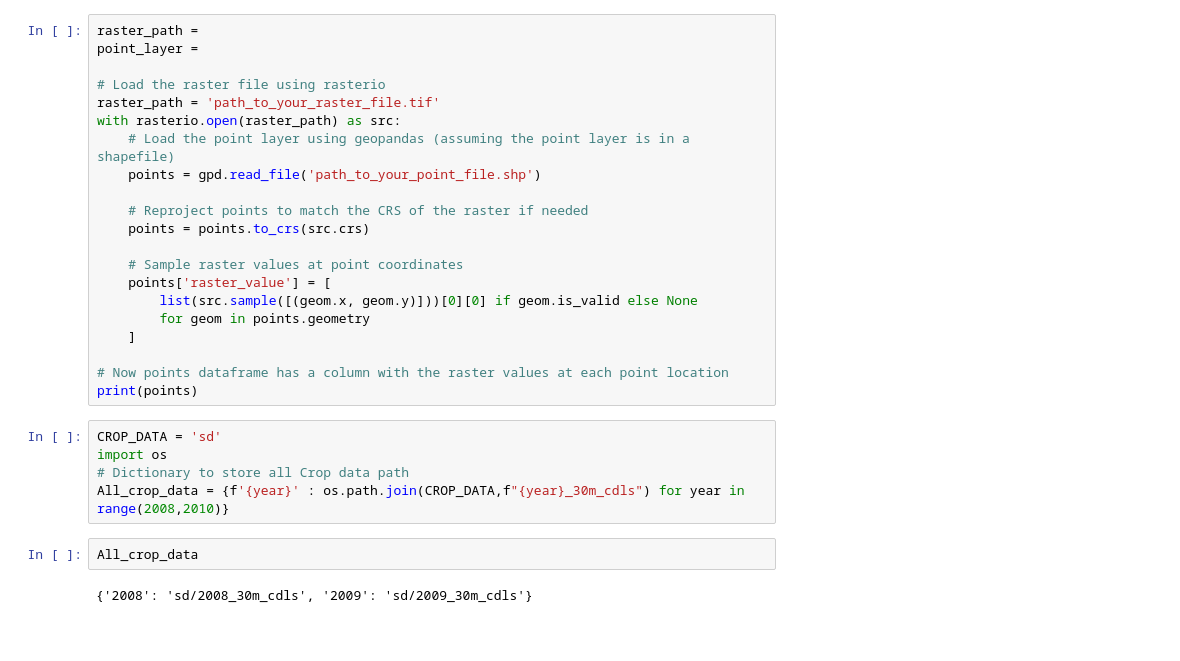
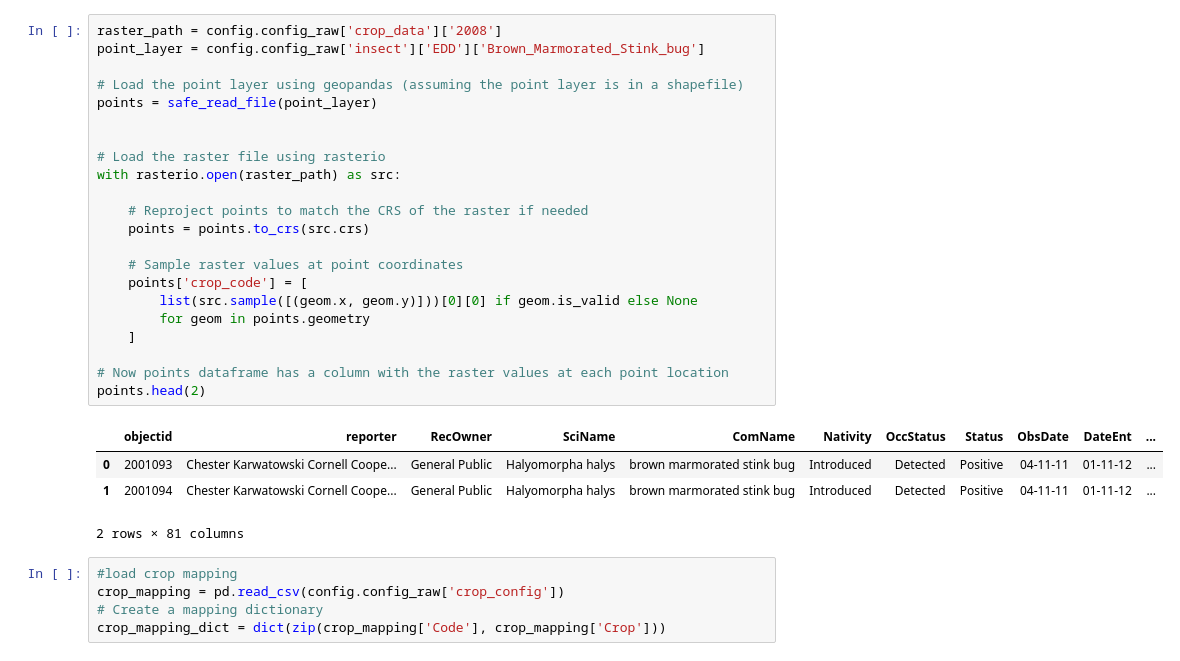
Before and after one commit to PC-FSU/Predicting-Insect-Migration-in-a-Changing-Climate-with-Machine-Learning, a Jupyter notebook: notebooks/mergeCropDataWithInsectData.ipynb, the cells around one changed output. Saved outputs shown, nothing was run; the diff lists cells and outputs as text; blank space fills up the shorter version.

```diff
--- a/notebooks/mergeCropDataWithInsectData.ipynb
+++ b/notebooks/mergeCropDataWithInsectData.ipynb
@@ -8,30 +24,32 @@ from shapely.geometry import Point
 # %%
-raster_path =
-point_layer =
+raster_path = config.config_raw['crop_data']['2008']
+point_layer = config.config_raw['insect']['EDD']['Brown_Marmorated_Stink_bug']
+
+# Load the point layer using geopandas (assuming the point layer is in a shapefile)
+points = safe_read_file(point_layer)
+
 
 # Load the raster file using rasterio
-raster_path = 'path_to_your_raster_file.tif'
 with rasterio.open(raster_path) as src:
-    # Load the point layer using geopandas (assuming the point layer is in a shapefile)
-    points = gpd.read_file('path_to_your_point_file.shp')
 
     # Reproject points to match the CRS of the raster if needed
     points = points.to_crs(src.crs)
 
     # Sample raster values at point coordinates
-    points['raster_value'] = [
+    points['crop_code'] = [
         list(src.sample([(geom.x, geom.y)]))[0][0] if geom.is_valid else None
         for geom in points.geometry
     ]
 
 # Now points dataframe has a column with the raster values at each point location
-print(points)
+points.head(2)
+# %% [output]
+|  | objectid | reporter | RecOwner | SciName | ComName | Nativity | OccStatus | Status | ObsDate | DateEnt | ... |
+| 0 | 2001093 | Chester Karwatowski Cornell Coope... | General Public | Halyomorpha halys | brown marmorated stink bug | Introduced | Detected | Positive | 04-11-11 | 01-11-12 | ... |
+| 1 | 2001094 | Chester Karwatowski Cornell Coope... | General Public | Halyomorpha halys | brown marmorated stink bug | Introduced | Detected | Positive | 04-11-11 | 01-11-12 | ... |
+2 rows × 81 columns
-# %%
-CROP_DATA = 'sd'
-import os
-# Dictionary to store all Crop data path
-All_crop_data = {f'{year}' : os.path.join(CROP_DATA,f"{year}_30m_cdls") for year in range(2008,2010)}
-# %%
-All_crop_data
-# %% [output]
-{'2008': 'sd/2008_30m_cdls', '2009': 'sd/2009_30m_cdls'}
+# %%
+#load crop mapping
+crop_mapping = pd.read_csv(config.config_raw['crop_config'])
+# Create a mapping dictionary
+crop_mapping_dict = dict(zip(crop_mapping['Code'], crop_mapping['Crop']))
```
Also changed, not shown: parts of 18 cells of this notebook, 10 other files.
